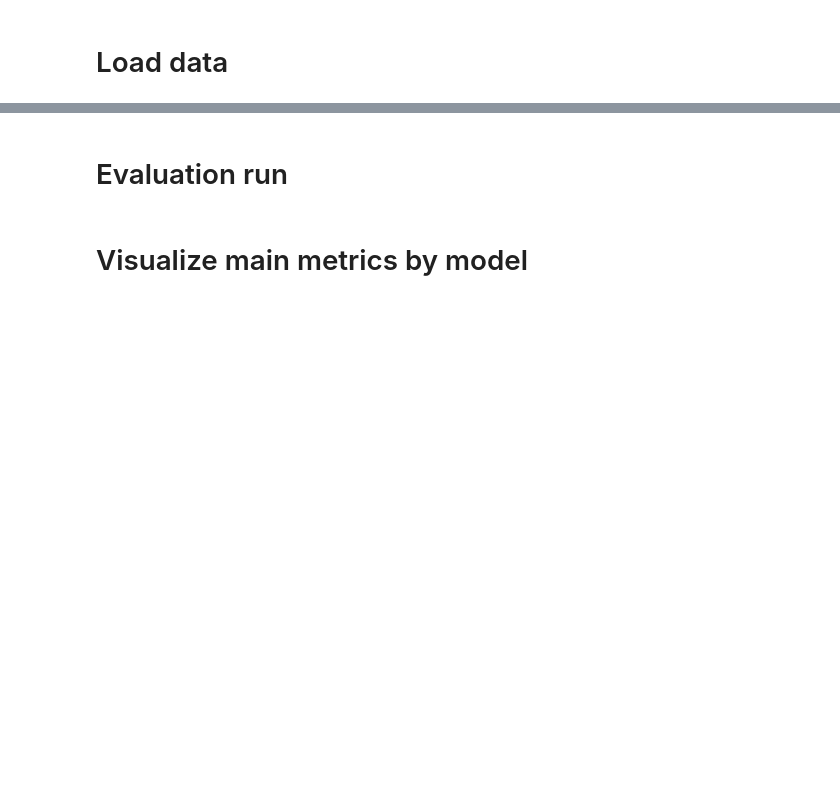
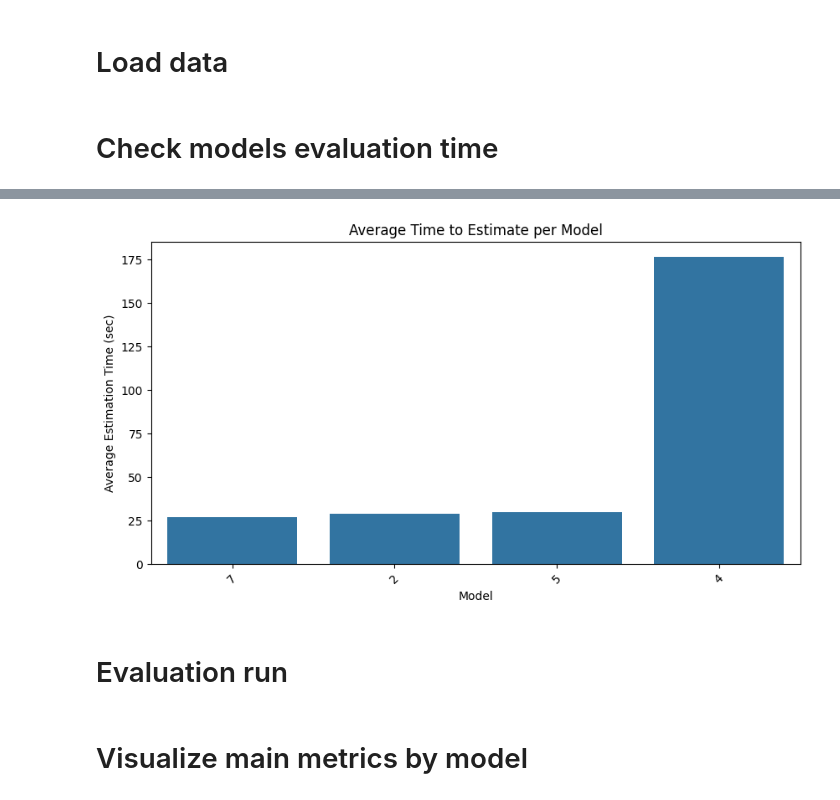
Before and after one commit to krzischp/handoff-eval, a Jupyter notebook: notebooks/evaluation.ipynb, the cells around one changed output, grey strips where cells are left out. Cells and saved outputs as stored; diff of their text form; code cells hidden in the pictures; blank space fills up the shorter version.

Commit message:
add model execution time calculation

```diff
--- a/notebooks/evaluation.ipynb
+++ b/notebooks/evaluation.ipynb
@@ -23,3 +23,9 @@ model_outputs_path = os.path.join(data_path, "model_outputs")
 # %%
 ground_truth_data = handoff_eval.data_preparation.load_json_files(ground_truth_path)
 model_output_data = handoff_eval.data_preparation.load_json_files(model_outputs_path)
+# %% [markdown]
+# Check models evaluation time
+# %%
+# Avg time by model
+df_avg_time = handoff_eval.evaluation.plot_avg_estimation_time(model_output_data)
+# %% [output]
@@ -26,3 +34,4 @@ model_output_data = handoff_eval.data_preparation.load_json_files(model_outputs_
+[figure, added]
 # %% [markdown]
 # Evaluation run
 # %%
```
Also changed, not shown: parts of 1 cell of this notebook, 3 other files.
